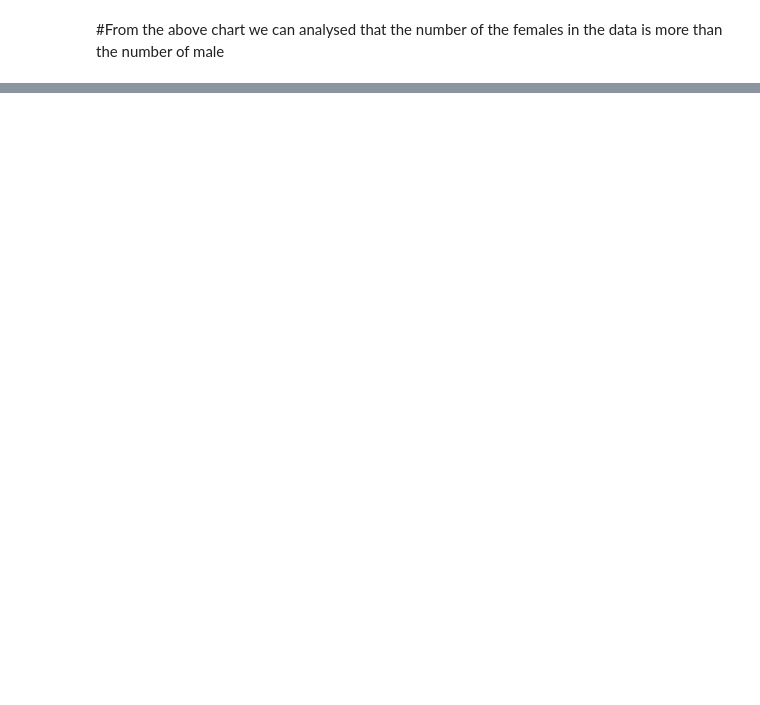
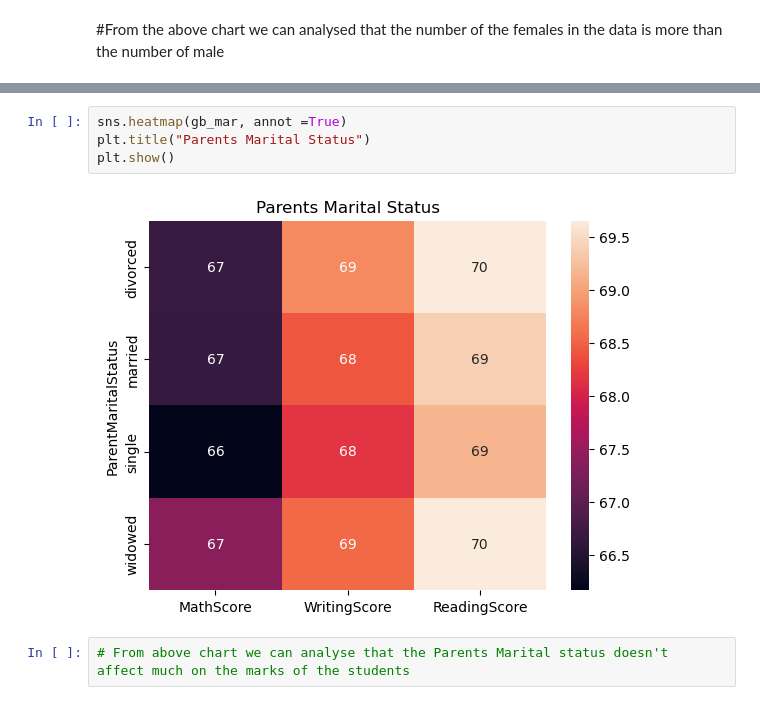
Before and after one commit to NeerajAuchar/Student_result_analysis, a Jupyter notebook: student_result_DataAnalysis.ipynb, the cells around one changed output, grey strips where cells are left out. Saved outputs shown, nothing was run; the diff lists cells and outputs as text; blank space fills up the shorter version.

```diff
--- a/student_result_DataAnalysis.ipynb
+++ b/student_result_DataAnalysis.ipynb
@@ -117,0 +151,8 @@ plt.show()
+# %%
+sns.heatmap(gb_mar, annot =True)
+plt.title("Parents Marital Status")
+plt.show()
+# %% [output]
+[figure, added]
+# %%
+# From above chart we can analyse that the Parents Marital status doesn't  affect much on the marks of the students
```
Also changed, not shown: parts of 11 cells of this notebook.
